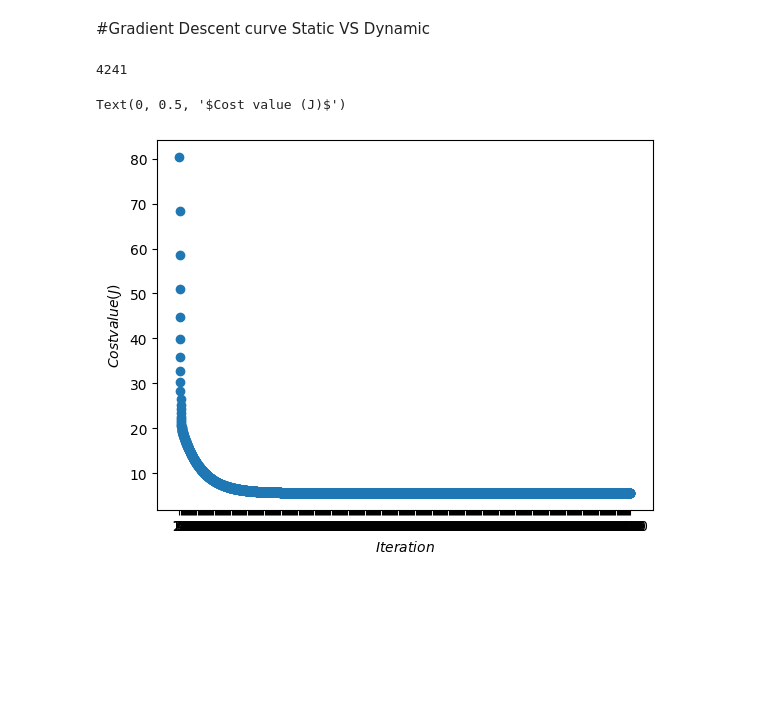
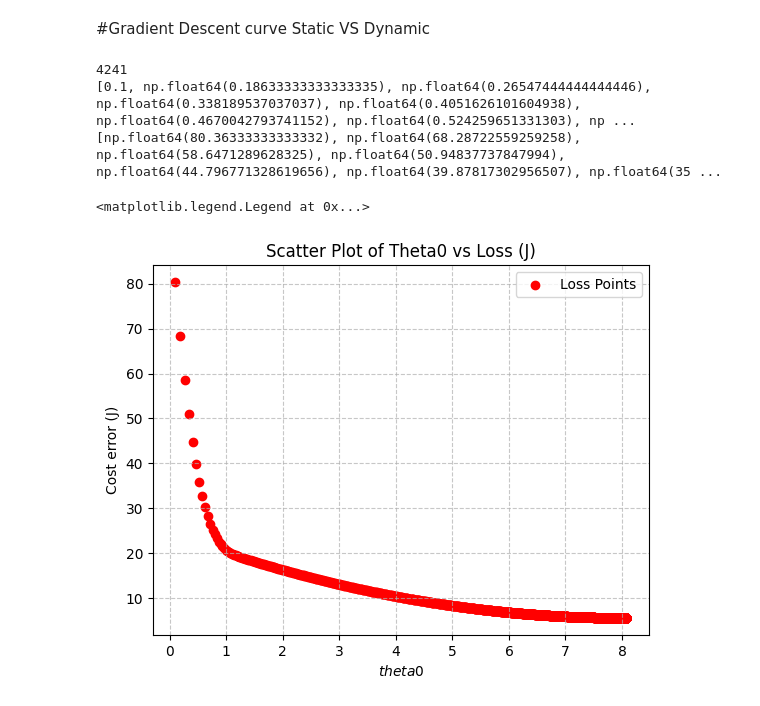
Before and after one commit to ekaratnida/Applied-machine-learning, a Jupyter notebook: Week02-LR/Lab2.ipynb, the cells around one changed output. Cells and saved outputs as stored; diff of their text form; code cells hidden in the pictures; blank space fills up the shorter version.

```diff
--- a/Week02-LR/Lab2.ipynb
+++ b/Week02-LR/Lab2.ipynb
@@ -198,19 +198,45 @@ marker is redundantly defined by the 'marker' keyword argument and the fmt strin
 [figure]
 # %% [markdown]
 #Gradient Descent curve Static VS Dynamic
-# %%
-lists = sorted(lossTheta0.items()) # sorted by key, return a list of tuples
-numPoints = len(lists)
-print(numPoints)
-_x, _y = zip(*lists) # unpack a list of pairs into two tuples
-plt.scatter(range(numPoints),_y)
-plt.xticks(range(0,numPoints,10))
-plt.xlabel(r'$Iteration$')
-plt.ylabel(r'$Cost value (J)$')
-# %% [output]
-4241
-Text(0, 0.5, '$Cost value (J)$')
-[figure, removed]
+# %%
+lists = sorted(lossTheta0.items()) # sorted by key, return a list of tuples
+numPoints = len(lists)
+print(numPoints)
+_x, _y = zip(*lists) # unpack a list of pairs into two tuples
+#print(_y)
+
+#sorted_data = sorted(data, key=get_x_value, reverse=True)
+
+x_values = []
+y_values = []
+
+for x_item, y_item in _y:
+    # If x is an array, take the first element; otherwise, use it as is
+    if isinstance(x_item, np.ndarray):
+        x_values.append(x_item[0])
+    else:
+        x_values.append(x_item)
+
+    y_values.append(y_item)
+
+print(x_values)
+print(y_values)
+
+# 2. Create the Scatter Plot
+plt.scatter(x_values, y_values, color='red', label='Loss Points')
+
+# 3. Add Labels and Style
+plt.xlabel(r'$theta0$')
+plt.ylabel("Cost error (J)")
+plt.title('Scatter Plot of Theta0 vs Loss (J)')
+plt.grid(True, linestyle='--', alpha=0.7)
+plt.legend()
+# %% [output]
+4241
+[0.1, np.float64(0.18633333333333335), np.float64(0.26547444444444446), np.float64(0.338189537037037), np.float64(0.4051626101604938), np.float64(0.4670042793741152), np.float64(0.524259651331303), np ...
+[np.float64(80.36333333333332), np.float64(68.28722559259258), np.float64(58.6471289628325), np.float64(50.94837737847994), np.float64(44.796771328619656), np.float64(39.87817302956507), np.float64(35 ...
+<matplotlib.legend.Legend at 0x...>
+[figure, added]
 # %%
 import plotly.graph_objects as go
 import numpy as np
```
Also changed, not shown: parts of 3 cells of this notebook.
